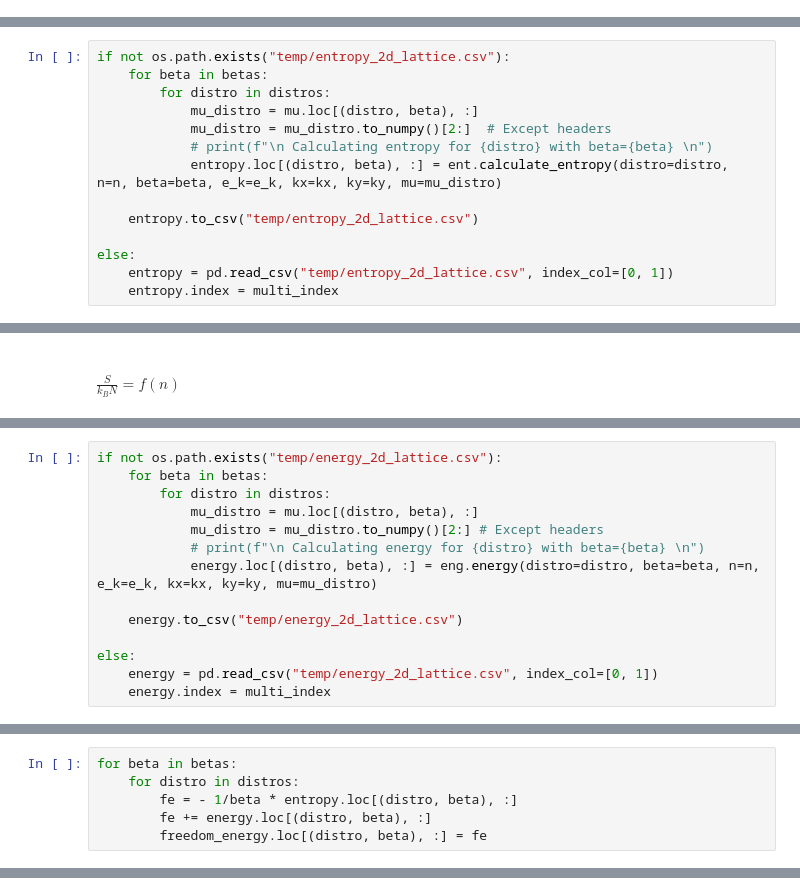
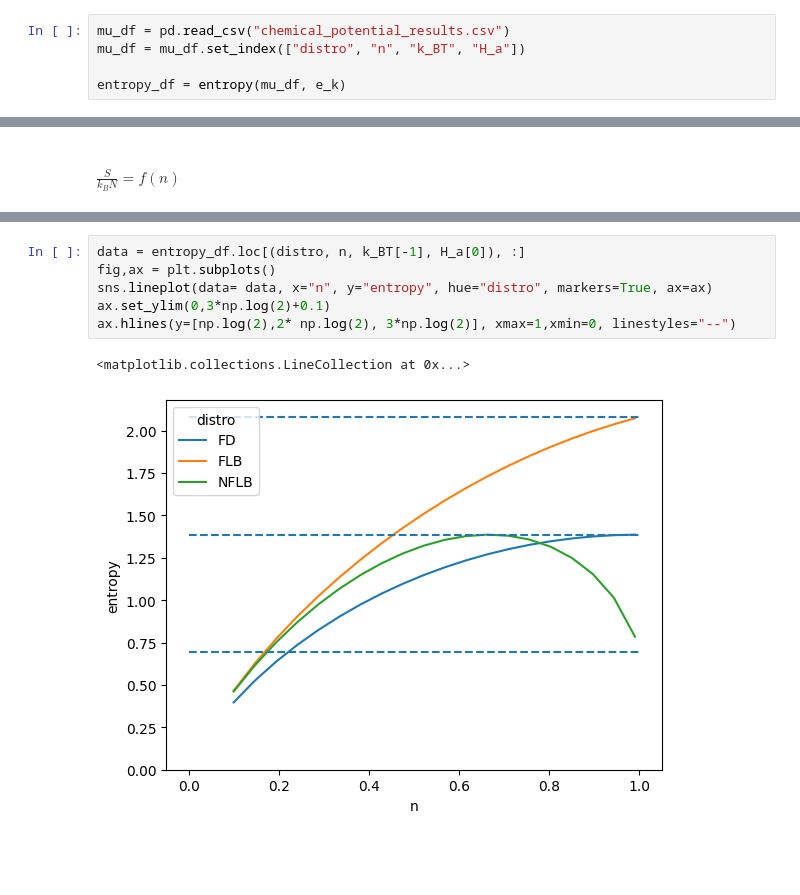
Before and after one commit to Mateuszzx/quantum-statistics-solver, a Jupyter notebook: notebooks/03_entropy.ipynb, the cells around one changed output, grey strips where cells are left out. Cells and saved outputs as stored; diff of their text form; blank space fills up the shorter version.

```diff
--- a/notebooks/03_entropy.ipynb
+++ b/notebooks/03_entropy.ipynb
@@ -55,16 +36,7 @@ freedom_energy = pd.DataFrame(columns=n, index=multi_index)
+# %%
+mu_df = pd.read_csv("chemical_potential_results.csv")
+mu_df = mu_df.set_index(["distro", "n", "k_BT", "H_a"])
+
+entropy_df = entropy(mu_df, e_k)
 # %% [markdown]
 # Entropy
-# %%
-if not os.path.exists("temp/entropy_2d_lattice.csv"):
-    for beta in betas:
-        for distro in distros:
-            mu_distro = mu.loc[(distro, beta), :]
-            mu_distro = mu_distro.to_numpy()[2:]  # Except headers
-            # print(f"\n Calculating entropy for {distro} with beta={beta} \n")
-            entropy.loc[(distro, beta), :] = ent.calculate_entropy(distro=distro, n=n, beta=beta, e_k=e_k, kx=kx, ky=ky, mu=mu_distro)
-
-    entropy.to_csv("temp/entropy_2d_lattice.csv")
-
-else:
-    entropy = pd.read_csv("temp/entropy_2d_lattice.csv", index_col=[0, 1])
-    entropy.index = multi_index
@@ -119,14 +44,0 @@ $$ \frac{E}{N|t|} = \frac{1}{N|t|} \sum_k \epsilon_k n_k
-# %%
-if not os.path.exists("temp/energy_2d_lattice.csv"):
-    for beta in betas:
-        for distro in distros:
-            mu_distro = mu.loc[(distro, beta), :]
-            mu_distro = mu_distro.to_numpy()[2:] # Except headers
-            # print(f"\n Calculating energy for {distro} with beta={beta} \n")
-            energy.loc[(distro, beta), :] = eng.energy(distro=distro, beta=beta, n=n, e_k=e_k, kx=kx, ky=ky, mu=mu_distro)
-
-    energy.to_csv("temp/energy_2d_lattice.csv")
-
-else:
-    energy = pd.read_csv("temp/energy_2d_lattice.csv", index_col=[0, 1])
-    energy.index = multi_index
@@ -179,6 +44,0 @@ $$ \frac{F}{N |t|} =  \frac{1}{N |t|}  \sum_k \epsilon_k n_k - \frac{k_bT}{|t|}
-# %%
-for beta in betas:
-    for distro in distros:
-        fe = - 1/beta * entropy.loc[(distro, beta), :]
-        fe += energy.loc[(distro, beta), :]
-        freedom_energy.loc[(distro, beta), :] = fe
@@ -226,0 +45,9 @@ plt.savefig("temp/F_kBT.png", dpi=600, bbox_inches='tight')
+# %%
+data = entropy_df.loc[(distro, n, k_BT[-1], H_a[0]), :]
+fig,ax = plt.subplots()
+sns.lineplot(data= data, x="n", y="entropy", hue="distro", markers=True, ax=ax)
+ax.set_ylim(0,3*np.log(2)+0.1)
+ax.hlines(y=[np.log(2),2* np.log(2), 3*np.log(2)], xmax=1,xmin=0, linestyles="--")
+# %% [output]
+<matplotlib.collections.LineCollection at 0x...>
+[figure, added]
```
Also changed, not shown: parts of 29 cells of this notebook, 49 other files.
